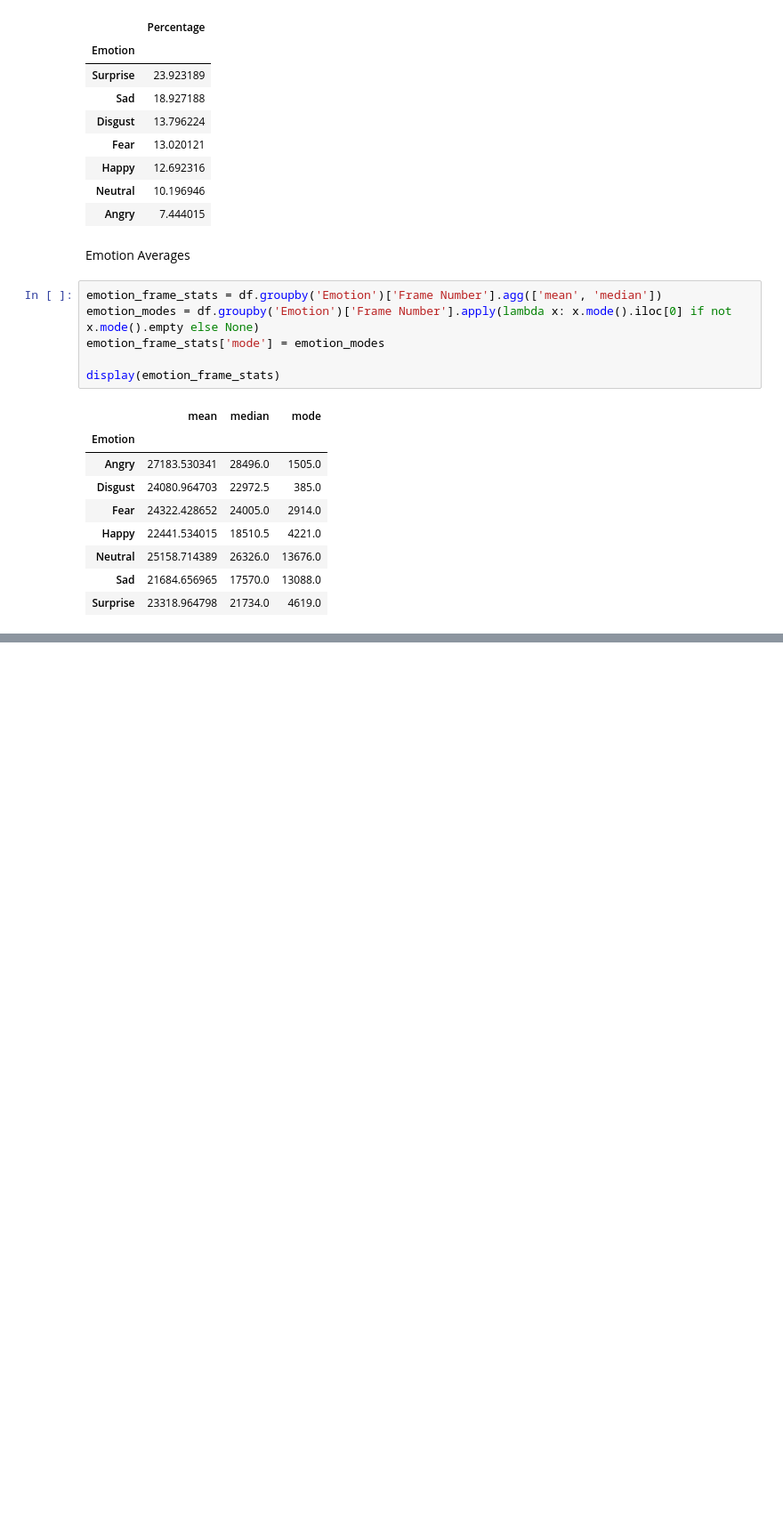
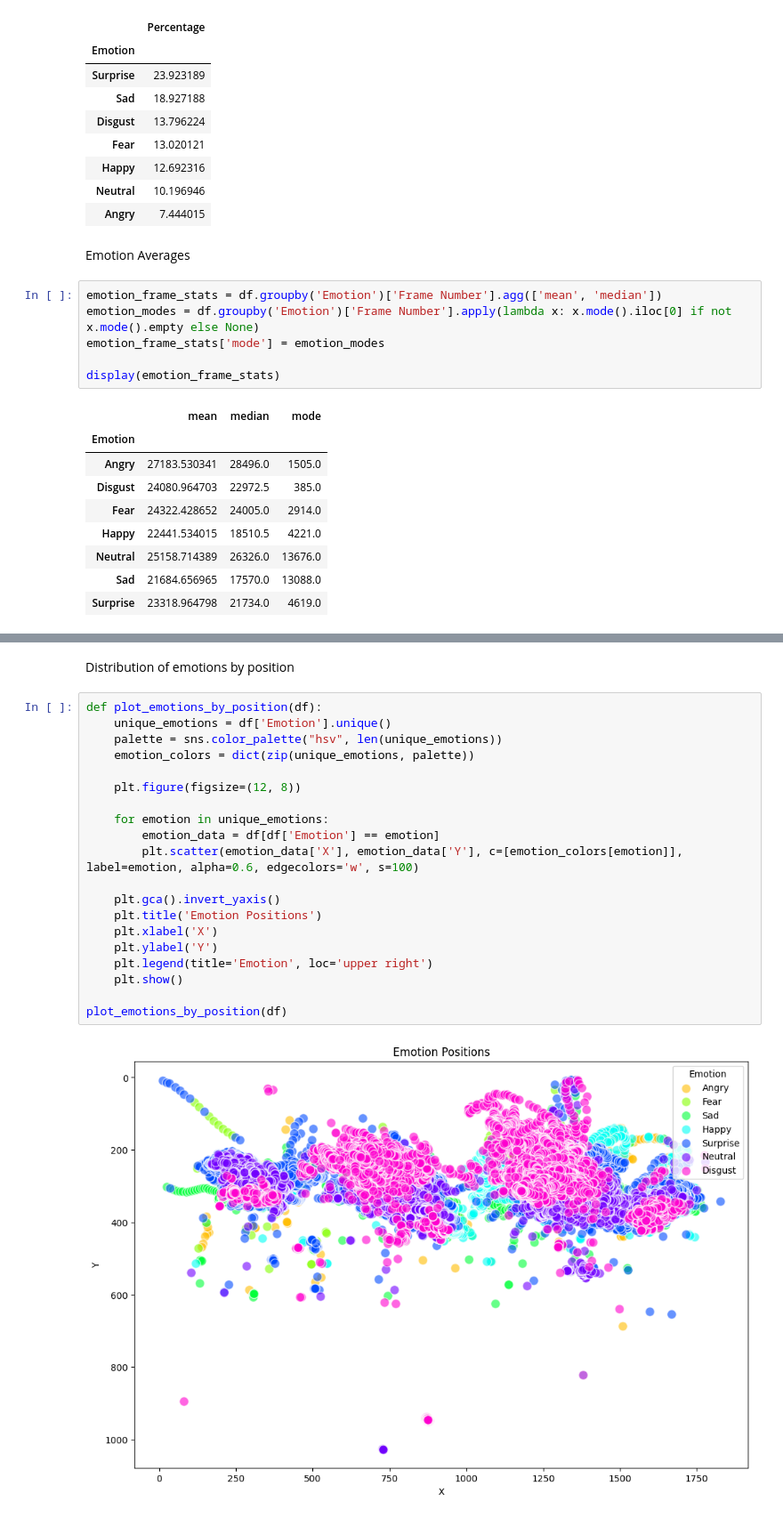
Before and after one commit to ajpessoa/PhD-data, a Jupyter notebook: DataReport.ipynb, the cells around one changed output, grey strips where cells are left out. Shown at 89% size. Saved outputs shown, nothing was run; the diff lists cells and outputs as text; blank space fills up the shorter version.

```diff
--- a/DataReport.ipynb
+++ b/DataReport.ipynb
@@ -175,0 +214,24 @@ display(emotion_frame_stats)
+# %% [markdown]
+Distribution of emotions by position
+# %%
+def plot_emotions_by_position(df):
+    unique_emotions = df['Emotion'].unique()
+    palette = sns.color_palette("hsv", len(unique_emotions))
+    emotion_colors = dict(zip(unique_emotions, palette))
+
+    plt.figure(figsize=(12, 8))
+
+    for emotion in unique_emotions:
+        emotion_data = df[df['Emotion'] == emotion]
+        plt.scatter(emotion_data['X'], emotion_data['Y'], c=[emotion_colors[emotion]], label=emotion, alpha=0.6, edgecolors='w', s=100)
+
+    plt.gca().invert_yaxis()
+    plt.title('Emotion Positions')
+    plt.xlabel('X')
+    plt.ylabel('Y')
+    plt.legend(title='Emotion', loc='upper right')
+    plt.show()
+
+plot_emotions_by_position(df)
+# %% [output]
+[figure, added]
```
Also changed, not shown: parts of 11 cells of this notebook.
